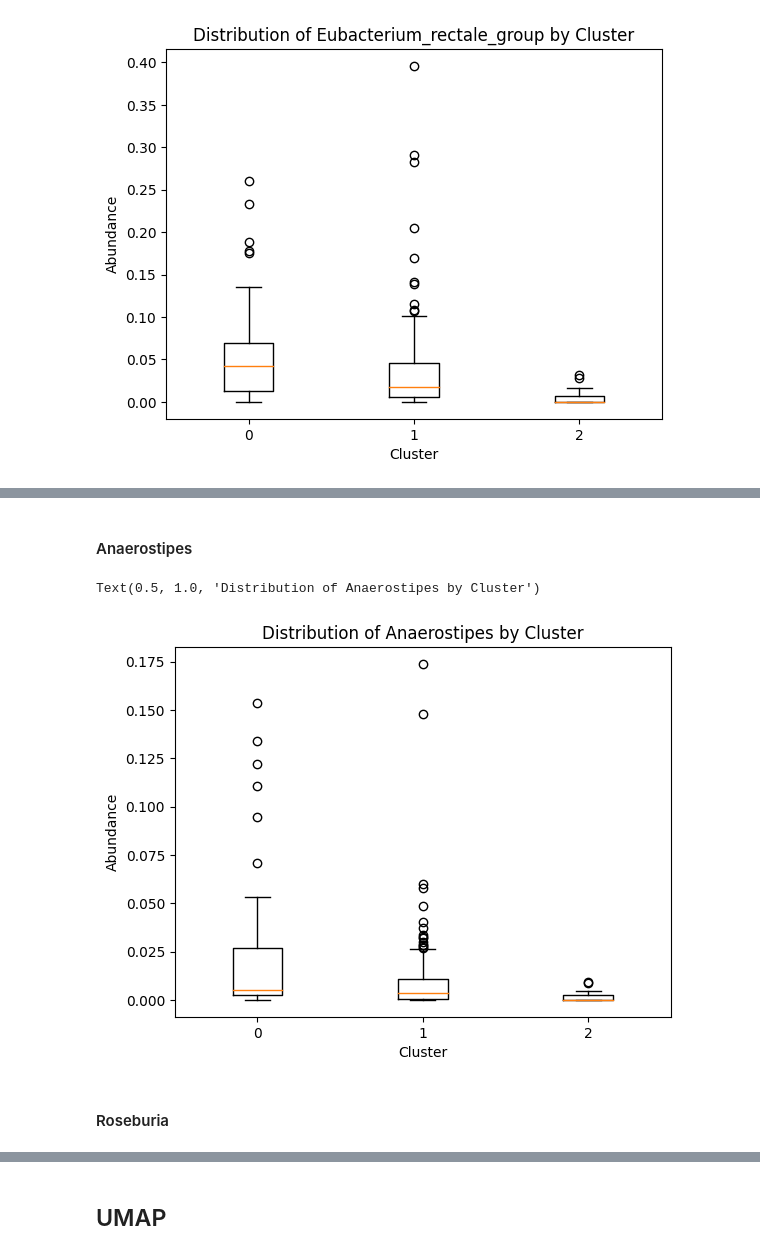
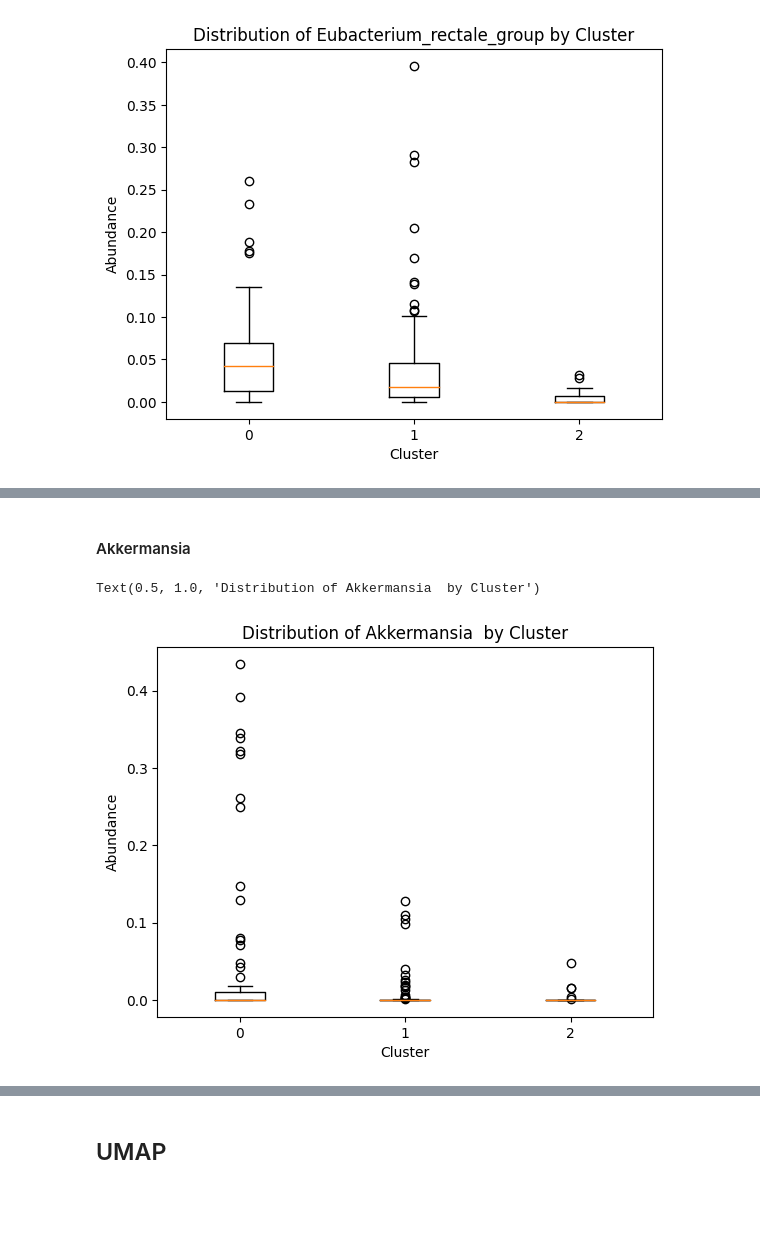
Before and after one commit to nehabhatia8/MLB-Project, a Jupyter notebook: MLB_Neha.ipynb, the cells around one changed output, grey strips where cells are left out. Cells and saved outputs as stored; diff of their text form; code cells hidden in the pictures; blank space fills up the shorter version.

```diff
--- a/MLB_Neha.ipynb
+++ b/MLB_Neha.ipynb
@@ -299,17 +358,15 @@ Text(0.5, 1.0, 'Distribution of Oxalobacteraceae; __Massilia by Cluster')
 # %% [markdown]
-#### Anaerostipes
+#### Akkermansia
 # %%
-# Bacteria; __Firmicutes; __Clostridia; __Clostridiales; __Lachnospiraceae; __Anaerostipes
+# Bacteria; __Verrucomicrobia; __Verrucomicrobiae; __Verrucomicrobiales; __Verrucomicrobiaceae; __Akkermansia
 cluster_groups = df.groupby('cluster')
-feature_data = [cluster_groups.get_group(cluster_label)['Bacteria; __Firmicutes; __Clostridia; __Clostridiales; __Lachnospiraceae; __Anaerostipes'].values for cluster_label in cluster_groups.groups]
+feature_data = [cluster_groups.get_group(cluster_label)['Bacteria; __Verrucomicrobia; __Verrucomicrobiae; __Verrucomicrobiales; __Verrucomicrobiaceae; __Akkermansia'].values for cluster_label in cluster_groups.groups]
 fig, ax = plt.subplots()
 ax.boxplot(feature_data)
 ax.set_xticklabels(cluster_groups.groups.keys())
 ax.set_ylabel('Abundance')
 ax.set_xlabel('Cluster')
-ax.set_title('Distribution of Anaerostipes by Cluster')
+ax.set_title('Distribution of Akkermansia  by Cluster')
 # %% [output]
-Text(0.5, 1.0, 'Distribution of Anaerostipes by Cluster')
+Text(0.5, 1.0, 'Distribution of Akkermansia  by Cluster')
-[figure, old version]
+[figure, new version]
-# %% [markdown]
-#### Roseburia
```
Also changed, not shown: parts of 26 cells of this notebook.
